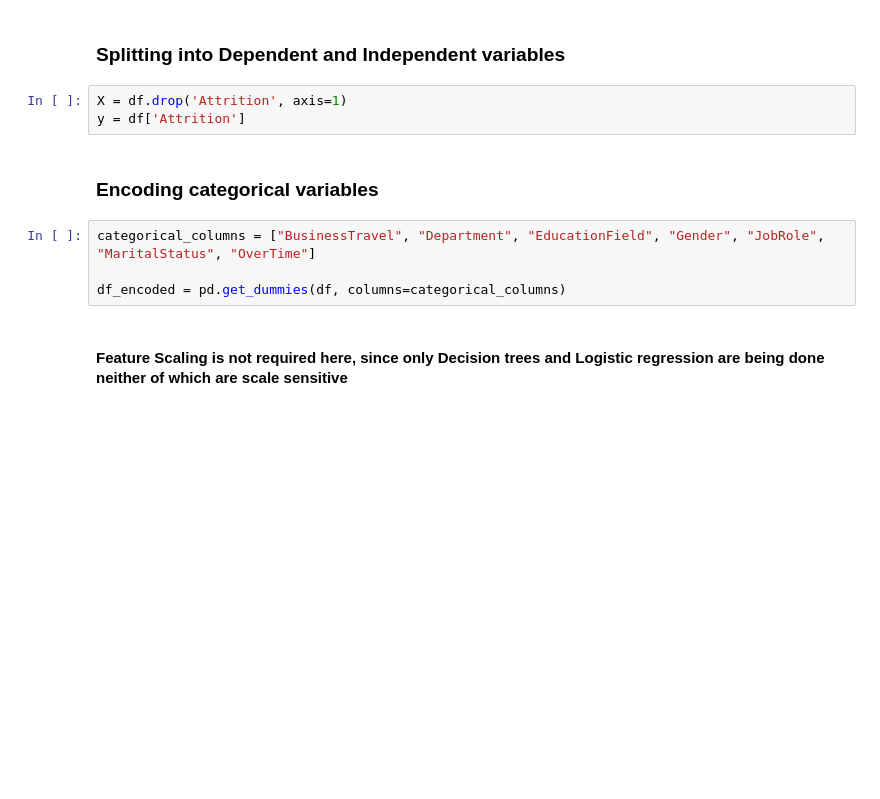
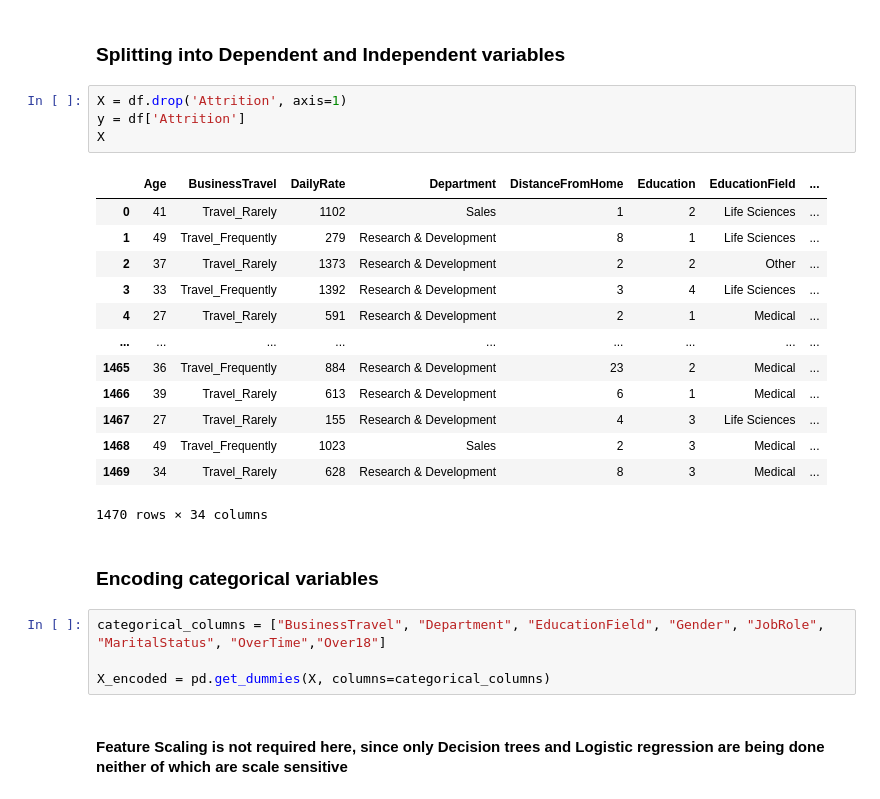
Before and after one commit to smartinternz02/SI-GuidedProject-581974-1694665929, a Jupyter notebook: ASSIGNMENT-4/emp.ipynb, the cells around one changed output. Saved outputs shown, nothing was run; the diff lists cells and outputs as text; blank space fills up the shorter version.

```diff
--- a/ASSIGNMENT-4/emp.ipynb
+++ b/ASSIGNMENT-4/emp.ipynb
@@ -140,12 +143,27 @@ Outliers:
 # %%
 X = df.drop('Attrition', axis=1)
 y = df['Attrition']
+X
+# %% [output]
+|  | Age | BusinessTravel | DailyRate | Department | DistanceFromHome | Education | EducationField | ... |
+| 0 | 41 | Travel_Rarely | 1102 | Sales | 1 | 2 | Life Sciences | ... |
+| 1 | 49 | Travel_Frequently | 279 | Research & Development | 8 | 1 | Life Sciences | ... |
+| 2 | 37 | Travel_Rarely | 1373 | Research & Development | 2 | 2 | Other | ... |
+| 3 | 33 | Travel_Frequently | 1392 | Research & Development | 3 | 4 | Life Sciences | ... |
+| 4 | 27 | Travel_Rarely | 591 | Research & Development | 2 | 1 | Medical | ... |
+| ... | ... | ... | ... | ... | ... | ... | ... | ... |
+| 1465 | 36 | Travel_Frequently | 884 | Research & Development | 23 | 2 | Medical | ... |
+| 1466 | 39 | Travel_Rarely | 613 | Research & Development | 6 | 1 | Medical | ... |
+| 1467 | 27 | Travel_Rarely | 155 | Research & Development | 4 | 3 | Life Sciences | ... |
+| 1468 | 49 | Travel_Frequently | 1023 | Sales | 2 | 3 | Medical | ... |
+| 1469 | 34 | Travel_Rarely | 628 | Research & Development | 8 | 3 | Medical | ... |
+1470 rows × 34 columns
 # %% [markdown]
 ### Encoding categorical variables
 # %%
-categorical_columns = ["BusinessTravel", "Department", "EducationField", "Gender", "JobRole", "MaritalStatus", "OverTime"]
+categorical_columns = ["BusinessTravel", "Department", "EducationField", "Gender", "JobRole", "MaritalStatus", "OverTime","Over18"]
 
-df_encoded = pd.get_dummies(df, columns=categorical_columns)
+X_encoded = pd.get_dummies(X, columns=categorical_columns)
 # %% [markdown]
 #### Feature Scaling is not required here, since only Decision trees and Logistic regression are being done neither of which are scale sensitive
 # %% [markdown]
```
Also changed, not shown: parts of 5 cells of this notebook.
